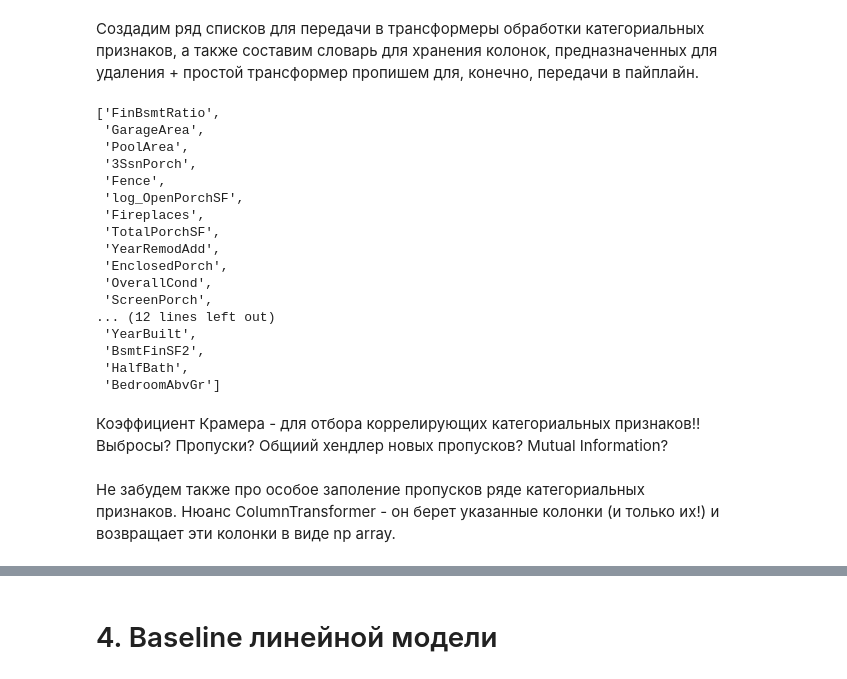
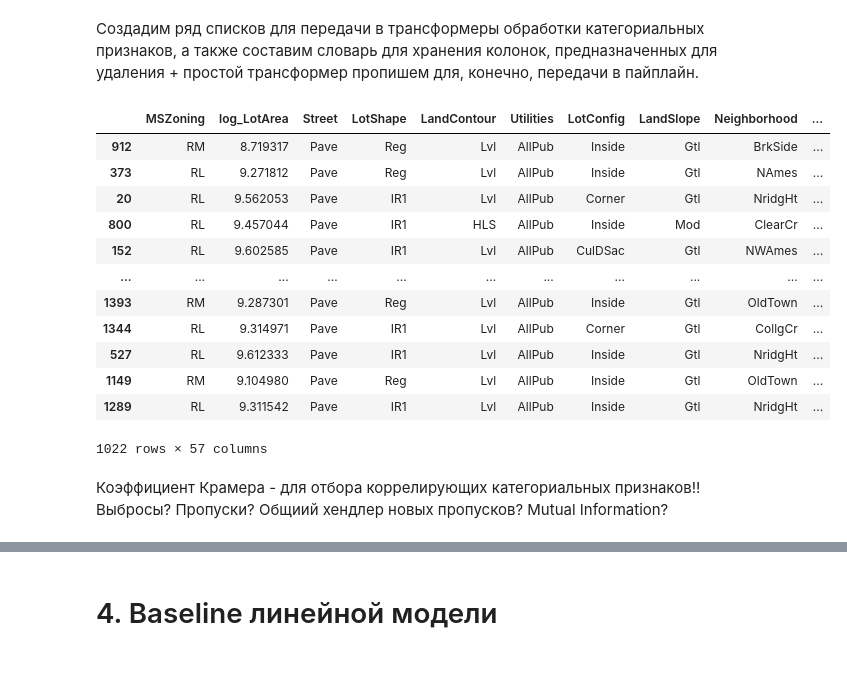
Before and after one commit to unf0cusedd/classicml, a Jupyter notebook: pet v0.ipynb, the cells around one changed output, grey strips where cells are left out. Cells and saved outputs as stored; diff of their text form; code cells hidden in the pictures.

Commit message:
пайплайн базовый собран и построена baseline модель

```diff
--- a/pet v0.ipynb
+++ b/pet v0.ipynb
@@ -217,20 +212,15 @@ inbetween_transformer = ColumnTransformer(
 # %%
-#результат применения column_трансформера это npndarray а не data frame! трансформеров надо пихать в пайплайны! чтобы выход был DF
+#результат применения column_трансформера это npndarray а не data frame!
 
-first_pipeline = Pipeline([
+zero_order_numerical_pipeline = Pipeline([
     ('new_features', feat_gen_transformer),
     ('clipping', winsorizing_transformer(columns=ACTION_REQUIRED['CLIPPING'])),
     ('numeric_nan_t', special_numeric_nan_handler()),
     ('log', log_transformer)
     ])
 
-first_pipeline.fit(X_train)
-X_train = first_pipeline.transform(X_train)
+zero_order_numerical_pipeline.fit(X_train)
+X_train = zero_order_numerical_pipeline.transform(X_train) #меняем ссылку на X_train и столбим ее за выходом трансформеров
-# %%
-inbetween_transformer.set_output(transform='pandas')
-
-inbetween_transformer.fit(X_train)
-X_train = inbetween_transformer.transform(X_train)
 # %% [markdown]
 # Работа с числовыми признаками
 
@@ -511,26 +503,21 @@ drop_transformer = FunctionTransformer(func=dropper, kw_args={'columns_to_drop':
-# %%
-columns_to_drop
-# %% [output]
-['FinBsmtRatio',
- 'GarageArea',
- 'PoolArea',
- '3SsnPorch',
- 'Fence',
- 'log_OpenPorchSF',
- 'Fireplaces',
- 'TotalPorchSF',
- 'YearRemodAdd',
- 'EnclosedPorch',
- 'OverallCond',
- 'ScreenPorch',
-... (12 lines left out)
- 'YearBuilt',
- 'BsmtFinSF2',
- 'HalfBath',
- 'BedroomAbvGr']
+# %%
+drop_transformer.fit(X_train)
+drop_transformer.transform(X_train)
+# %% [output]
+|  | MSZoning | log_LotArea | Street | LotShape | LandContour | Utilities | LotConfig | LandSlope | Neighborhood | ... |
+| 912 | RM | 8.719317 | Pave | Reg | Lvl | AllPub | Inside | Gtl | BrkSide | ... |
+| 373 | RL | 9.271812 | Pave | Reg | Lvl | AllPub | Inside | Gtl | NAmes | ... |
+| 20 | RL | 9.562053 | Pave | IR1 | Lvl | AllPub | Corner | Gtl | NridgHt | ... |
+| 800 | RL | 9.457044 | Pave | IR1 | HLS | AllPub | Inside | Mod | ClearCr | ... |
+| 152 | RL | 9.602585 | Pave | IR1 | Lvl | AllPub | CulDSac | Gtl | NWAmes | ... |
+| ... | ... | ... | ... | ... | ... | ... | ... | ... | ... | ... |
+| 1393 | RM | 9.287301 | Pave | Reg | Lvl | AllPub | Inside | Gtl | OldTown | ... |
+| 1344 | RL | 9.314971 | Pave | IR1 | Lvl | AllPub | Corner | Gtl | CollgCr | ... |
+| 527 | RL | 9.612333 | Pave | IR1 | Lvl | AllPub | Inside | Gtl | NridgHt | ... |
+| 1149 | RM | 9.104980 | Pave | Reg | Lvl | AllPub | Inside | Gtl | OldTown | ... |
+| 1289 | RL | 9.311542 | Pave | IR1 | Lvl | AllPub | Inside | Gtl | NridgHt | ... |
+1022 rows × 57 columns
 # %% [markdown]
 Коэффициент Крамера - для отбора коррелирующих категориальных признаков!! Выбросы\? Пропуски? Общиий хендлер новых пропусков?  Mutual Information?
 # %%
 #построение и реализация матрицы крамера для отбора признаков
-# %% [markdown]
-Не забудем также про особое заполение пропусков ряде категориальных признаков. Нюанс ColumnTransformer - он берет указанные колонки (и только их!) и возвращает эти колонки в виде np array.
```
Also changed, not shown: parts of 22 cells of this notebook.
